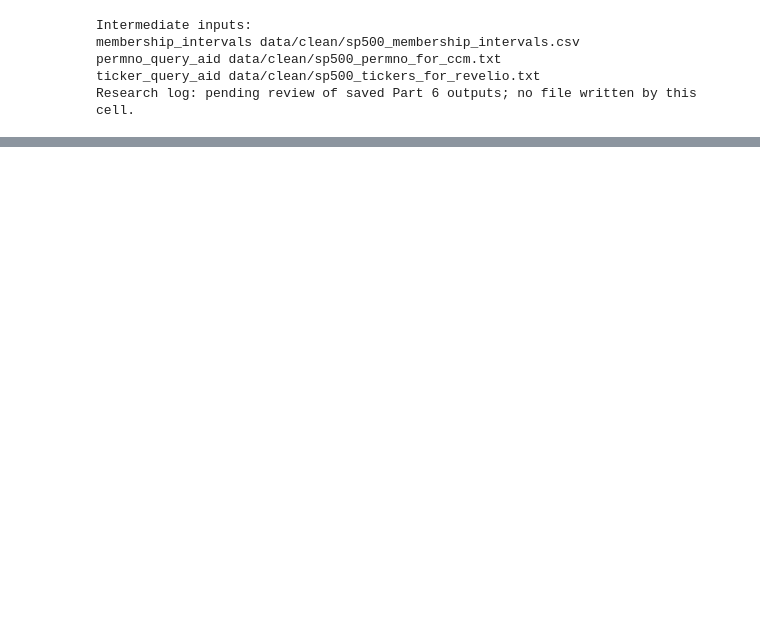
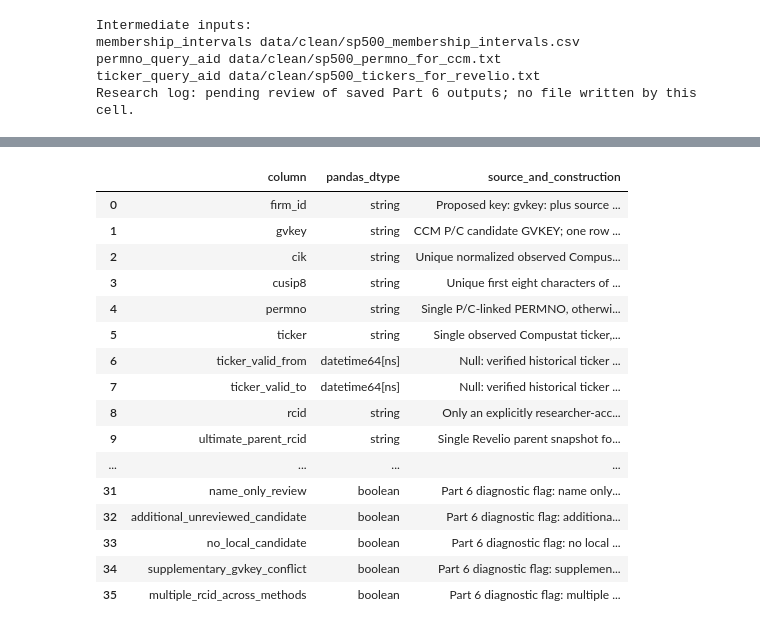
Before and after one commit to kptransfer2024-cmd/ai-workforce-statements, a Jupyter notebook: code/notebooks/01_build_firm_crosswalk.ipynb, the cells around one changed output, grey strips where cells are left out. Saved outputs shown, nothing was run; the diff lists cells and outputs as text; code cells hidden in the pictures; blank space fills up the shorter version.

Commit message:
crosswalk notebook part 7 pending

```diff
--- a/code/notebooks/01_build_firm_crosswalk.ipynb
+++ b/code/notebooks/01_build_firm_crosswalk.ipynb
@@ -2846,0 +2987,19 @@ Research log: pending review of saved Part 6 outputs; no file written by this ce
+# %%
+candidate_evidence_frames = []
+for method, candidates in [
+    ("direct_gvkey", direct_matches), ("cik", cik_candidates), ("full_cusip", cusip_candidates),
+]:
+    evidence = candidates.loc[candidates["rcid_key"].notna(), ["gvkey_key", "rcid_key"]].copy()
+    evidence["method"] = method
+    candidate_evidence_frames.append(evidence)
+candidate_evidence = pd.concat(candidate_evidence_frames, ignore_index=True)
+# Group repeated evidence occurrences; preserve every distinct RCID and evidence method.
+candidate_method_sets = candidate_evidence.groupby(["gvkey_key", "rcid_key"])["method"].agg(
+    lambda values: tuple(sorted(values.unique()))
+).reset_index()
+candidate_history = {}
+for gvkey, rows in candidate_method_sets.groupby("gvkey_key"):
+    candidate_history[gvkey] = json.dumps([
+        {"rcid": row.rcid_key, "methods": list(row.method)} for row in rows.itertuples(index=False)
+    ])
+crosswalk_draft["revelio_candidates_json"] = crosswalk_draft["gvkey"].map(candidate_history).fillna("[]")
@@ -2846,0 +3117,54 @@ Research log: pending review of saved Part 6 outputs; no file written by this ce
+# %%
+field_definitions = {
+    "firm_id": "Proposed key: gvkey: plus source GVKEY; not a legal-entity adjudication.",
+    "gvkey": "CCM P/C candidate GVKEY; one row per key in the provisional universe.",
+    "cik": "Unique normalized observed Compustat CIK; null if absent or multiple; not SEC-verified.",
+    "cusip8": "Unique first eight characters of valid observed Compustat CUSIP; null if absent or multiple.",
+    "permno": "Single P/C-linked PERMNO, otherwise null; all securities retained in history.",
+    "ticker": "Single observed Compustat ticker, otherwise null; historical validity not established.",
+    "ticker_valid_from": "Null: verified historical ticker start date unavailable.",
+    "ticker_valid_to": "Null: verified historical ticker end date unavailable.",
+    "rcid": "Only an explicitly researcher-accepted local RCID candidate; otherwise null.",
+    "ultimate_parent_rcid": "Single Revelio parent snapshot for an accepted RCID; not historically validated.",
+    "transcript_symbol": "Null: verified transcript identifier mapping unavailable.",
+    "match_method": "Evidence methods for an accepted RCID; does not claim CIK-first precedence.",
+    "match_score": "Null: no approved scoring model exists.",
+    "sp500_entry": "Source start for a single membership interval without the early-date flag; otherwise null.",
+    "sp500_exit": "Source end for a single membership interval, except sample-end dates; otherwise null.",
+    "artifact_status": "Always provisional_candidate_crosswalk; not a fully resolved final crosswalk.",
+    "rcid_status": "Unreviewed candidate, no local candidate, or accepted identity with time validity unverified.",
+    "parent_validity_status": "Parent historical validity remains unverified.",
+    "decision_basis": "Researcher-entered RCID acceptance reason; null without acceptance.",
+    "method_category": "Part 6 mutually exclusive local candidate-method category.",
+    "review_status": "Part 6 pre-adjudication diagnostic status, retained after explicit decisions.",
+    "membership_interval_count": "Distinct source membership intervals in preserved P/C history.",
+    "linked_permno_count": "Distinct P/C-linked securities for the GVKEY.",
+    "historical_links_json": "Every P/C membership-link record, including source dates, E marker, and effective overlap.",
+    "revelio_candidates_json": "All local RCID candidates and evidence methods; not accepted matches.",
+}
+for flag in firm_exception_flags:
+    field_definitions[flag] = "Part 6 diagnostic flag: " + flag.replace("_", " ") + "; retained without adjudication."
+assert set(field_definitions) == set(crosswalk.columns)
+crosswalk_schema = pd.DataFrame([{
+    "column": column, "pandas_dtype": str(crosswalk[column].dtype),
+    "source_and_construction": field_definitions[column],
+} for column in crosswalk.columns])
+display(crosswalk_schema)
+# %% [output]
+|  | column | pandas_dtype | source_and_construction |
+| 0 | firm_id | string | Proposed key: gvkey: plus source ... |
+| 1 | gvkey | string | CCM P/C candidate GVKEY; one row ... |
+| 2 | cik | string | Unique normalized observed Compus... |
+| 3 | cusip8 | string | Unique first eight characters of ... |
+| 4 | permno | string | Single P/C-linked PERMNO, otherwi... |
+| 5 | ticker | string | Single observed Compustat ticker,... |
+| 6 | ticker_valid_from | datetime64[ns] | Null: verified historical ticker ... |
+| 7 | ticker_valid_to | datetime64[ns] | Null: verified historical ticker ... |
+| 8 | rcid | string | Only an explicitly researcher-acc... |
+| 9 | ultimate_parent_rcid | string | Single Revelio parent snapshot fo... |
+| ... | ... | ... | ... |
+| 31 | name_only_review | boolean | Part 6 diagnostic flag: name only... |
+| 32 | additional_unreviewed_candidate | boolean | Part 6 diagnostic flag: additiona... |
+| 33 | no_local_candidate | boolean | Part 6 diagnostic flag: no local ... |
+| 34 | supplementary_gvkey_conflict | boolean | Part 6 diagnostic flag: supplemen... |
+| 35 | multiple_rcid_across_methods | boolean | Part 6 diagnostic flag: multiple ... |
```
Also changed, not shown: parts of 14 cells of this notebook.
